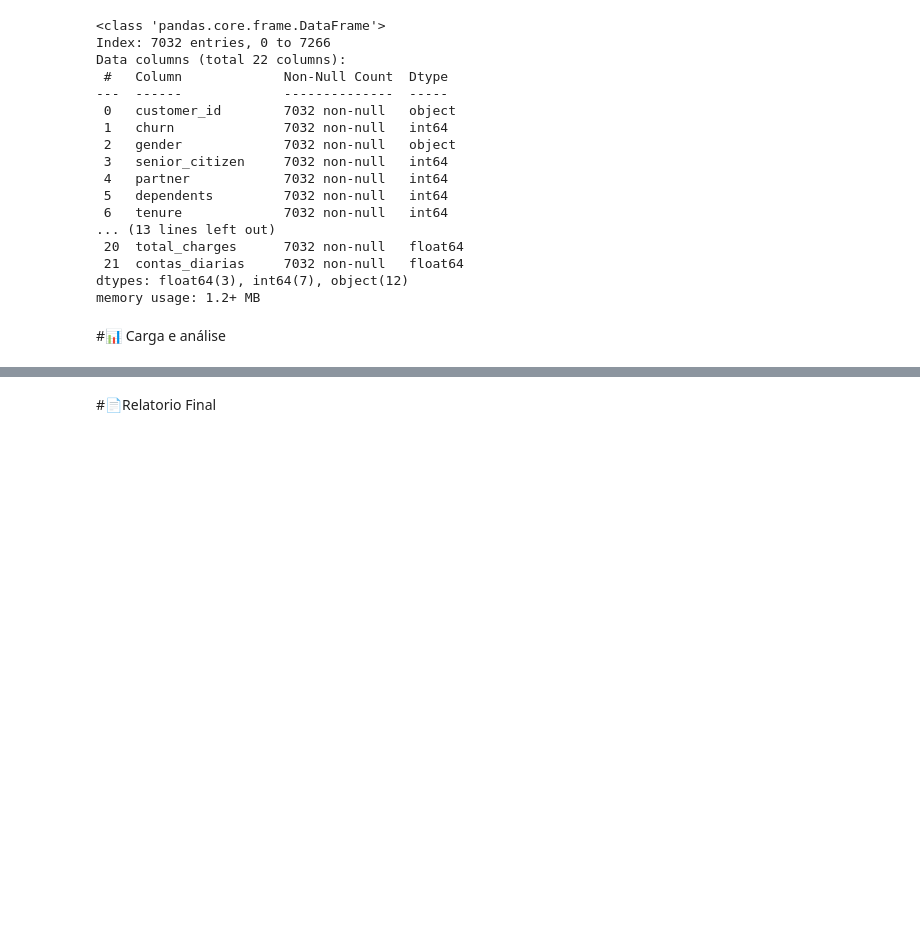
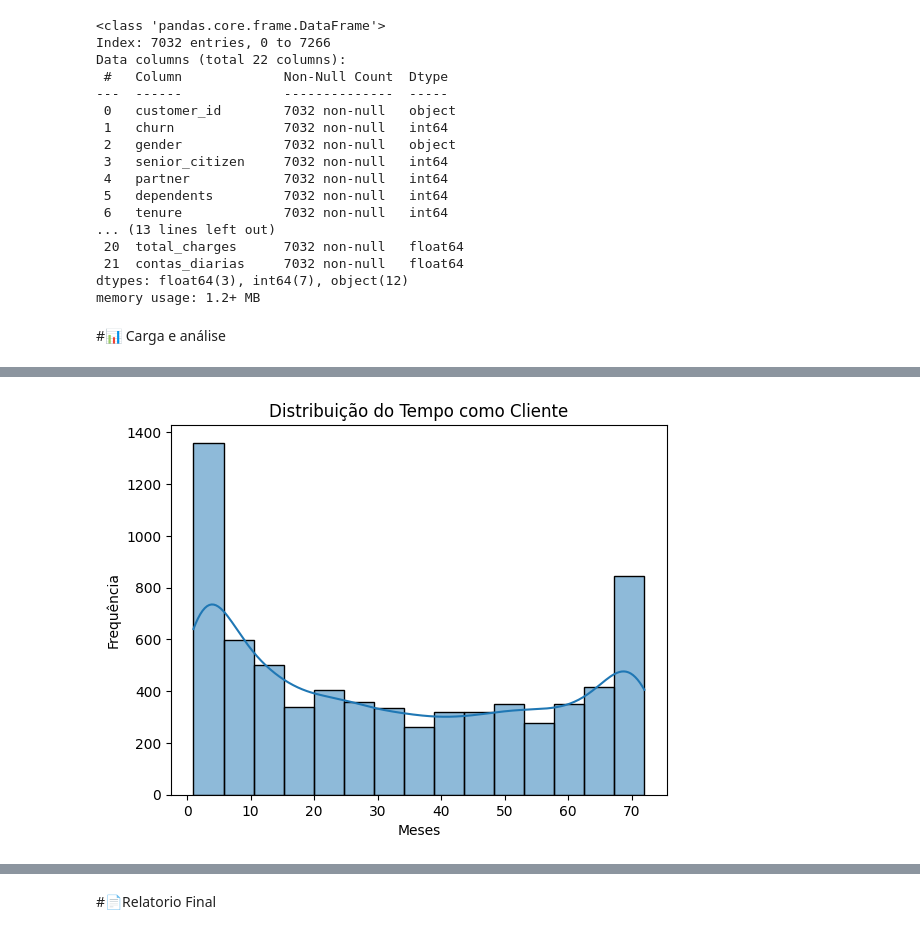
Before and after one commit to MateusSanfer/Challenge-Telecom-X-One, a Jupyter notebook: TelecomX_BR.ipynb, the cells around one changed output, grey strips where cells are left out. Saved outputs shown, nothing was run; the diff lists cells and outputs as text; code cells hidden in the pictures; blank space fills up the shorter version.

```diff
--- a/TelecomX_BR.ipynb
+++ b/TelecomX_BR.ipynb
@@ -320,0 +433,8 @@ memory usage: 1.2+ MB
+# %%
+sns.histplot(dados_limpos['tenure'], kde=True)
+plt.title("Distribuição do Tempo como Cliente")
+plt.xlabel("Meses")
+plt.ylabel("Frequência")
+plt.show()
+# %% [output]
+[figure, added]
```
Also changed, not shown: parts of 46 cells of this notebook.
